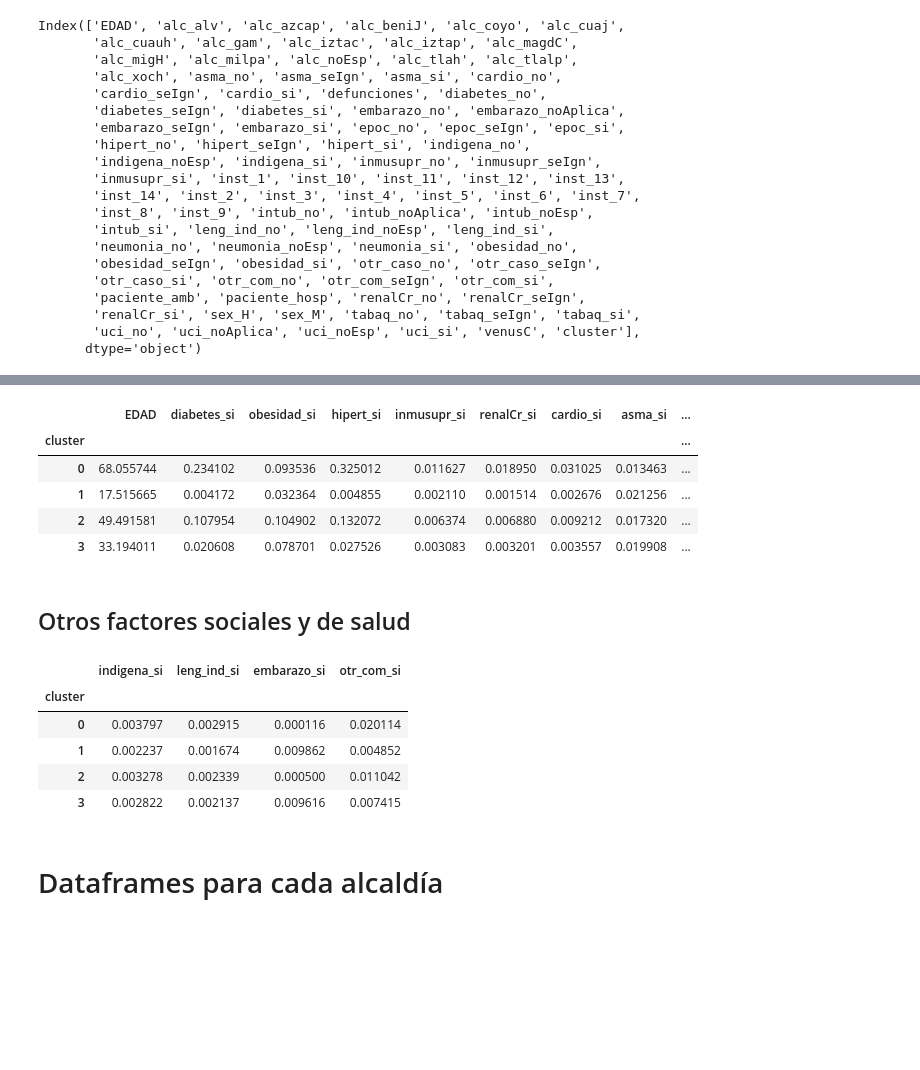
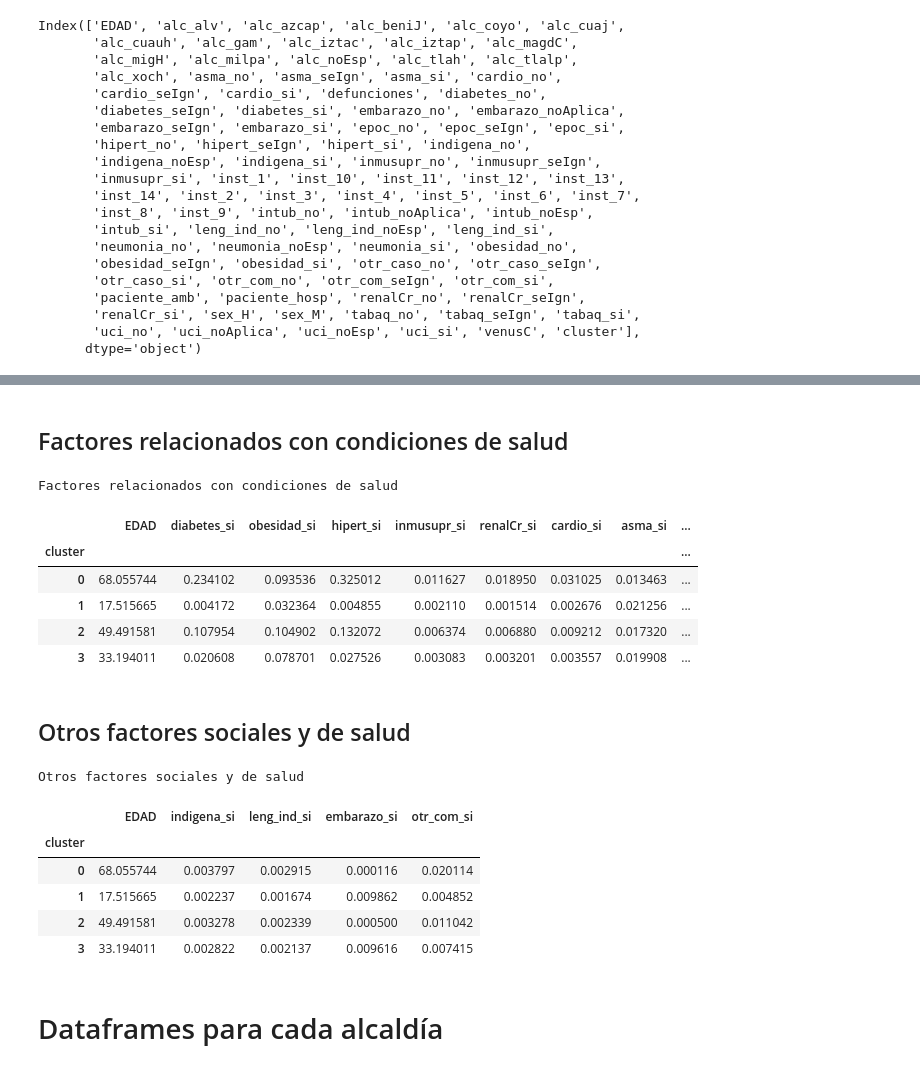
Before and after one commit to MauricioTellezNava/viropolitica_poblacionCDMX, a Jupyter notebook: maquetando_v2.ipynb, the cells around one changed output, grey strips where cells are left out. Drawn from its saved outputs; the diff is of its cells as text; code cells hidden in the pictures; blank space fills up the shorter version.

```diff
--- a/maquetando_v2.ipynb
+++ b/maquetando_v2.ipynb
@@ -132,6 +132,10 @@ X_pivot[["EDAD", "defunciones", "paciente_hosp", "intub_si", "uci_si"]]
+# %% [markdown]
+## Factores relacionados con condiciones de salud
 # %%
+print("Factores relacionados con condiciones de salud \n")
 X_pivot[["EDAD",  "diabetes_si", "obesidad_si", "hipert_si", "inmusupr_si", "renalCr_si", "cardio_si", "asma_si", "neumonia_si", "epoc_si", "tabaq_si"]]
 # %% [output]
+Factores relacionados con condiciones de salud
 |  | EDAD | diabetes_si | obesidad_si | hipert_si | inmusupr_si | renalCr_si | cardio_si | asma_si | ... |
 | cluster |  |  |  |  |  |  |  |  | ... |
 | 0 | 68.055744 | 0.234102 | 0.093536 | 0.325012 | 0.011627 | 0.018950 | 0.031025 | 0.013463 | ... |
@@ -140,15 +144,17 @@ X_pivot[["EDAD",  "diabetes_si", "obesidad_si", "hipert_si", "inmusupr_si", "ren
 | 3 | 33.194011 | 0.020608 | 0.078701 | 0.027526 | 0.003083 | 0.003201 | 0.003557 | 0.019908 | ... |
 # %% [markdown]
 ## Otros factores sociales y de salud
-# %%
-X_pivot[["indigena_si", "leng_ind_si", "embarazo_si", "otr_com_si"]]
-# %% [output]
-|  | indigena_si | leng_ind_si | embarazo_si | otr_com_si |
-| cluster |  |  |  |  |
-| 0 | 0.003797 | 0.002915 | 0.000116 | 0.020114 |
-| 1 | 0.002237 | 0.001674 | 0.009862 | 0.004852 |
-| 2 | 0.003278 | 0.002339 | 0.000500 | 0.011042 |
-| 3 | 0.002822 | 0.002137 | 0.009616 | 0.007415 |
+# %%
+print("Otros factores sociales y de salud \n")
+X_pivot[["EDAD", "indigena_si", "leng_ind_si", "embarazo_si", "otr_com_si"]]
+# %% [output]
+Otros factores sociales y de salud
+|  | EDAD | indigena_si | leng_ind_si | embarazo_si | otr_com_si |
+| cluster |  |  |  |  |  |
+| 0 | 68.055744 | 0.003797 | 0.002915 | 0.000116 | 0.020114 |
+| 1 | 17.515665 | 0.002237 | 0.001674 | 0.009862 | 0.004852 |
+| 2 | 49.491581 | 0.003278 | 0.002339 | 0.000500 | 0.011042 |
+| 3 | 33.194011 | 0.002822 | 0.002137 | 0.009616 | 0.007415 |
 # %% [markdown]
 # Dataframes para cada alcaldía
 # %%
```
Also changed, not shown: parts of 4 cells of this notebook.
